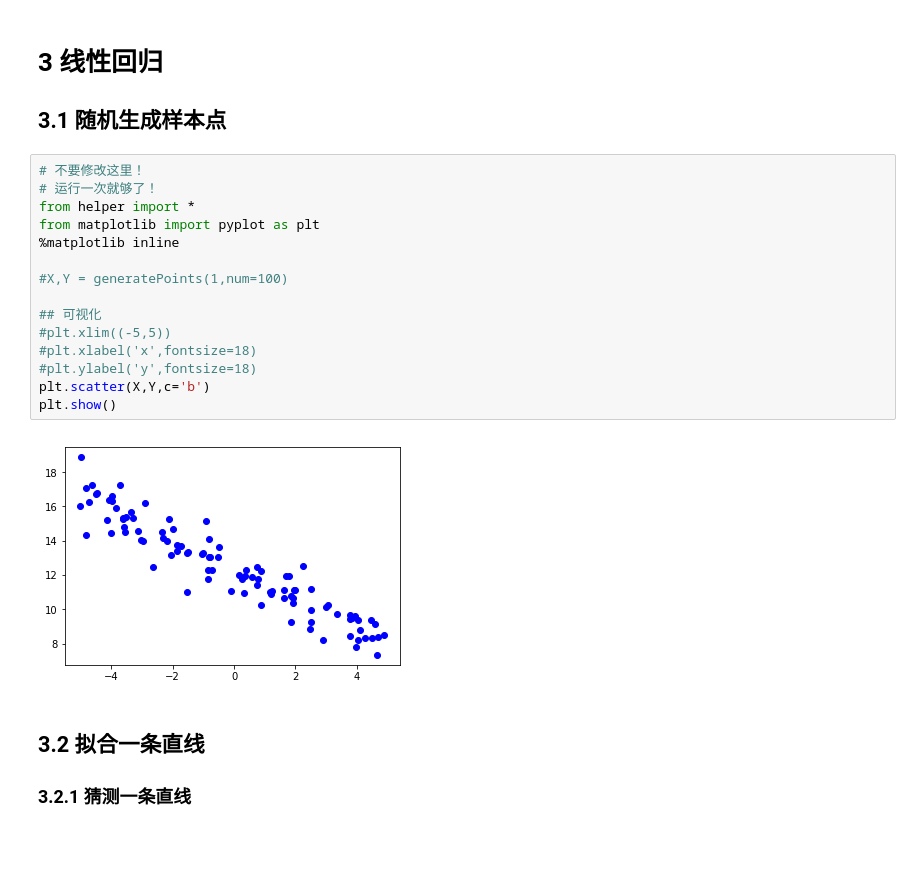
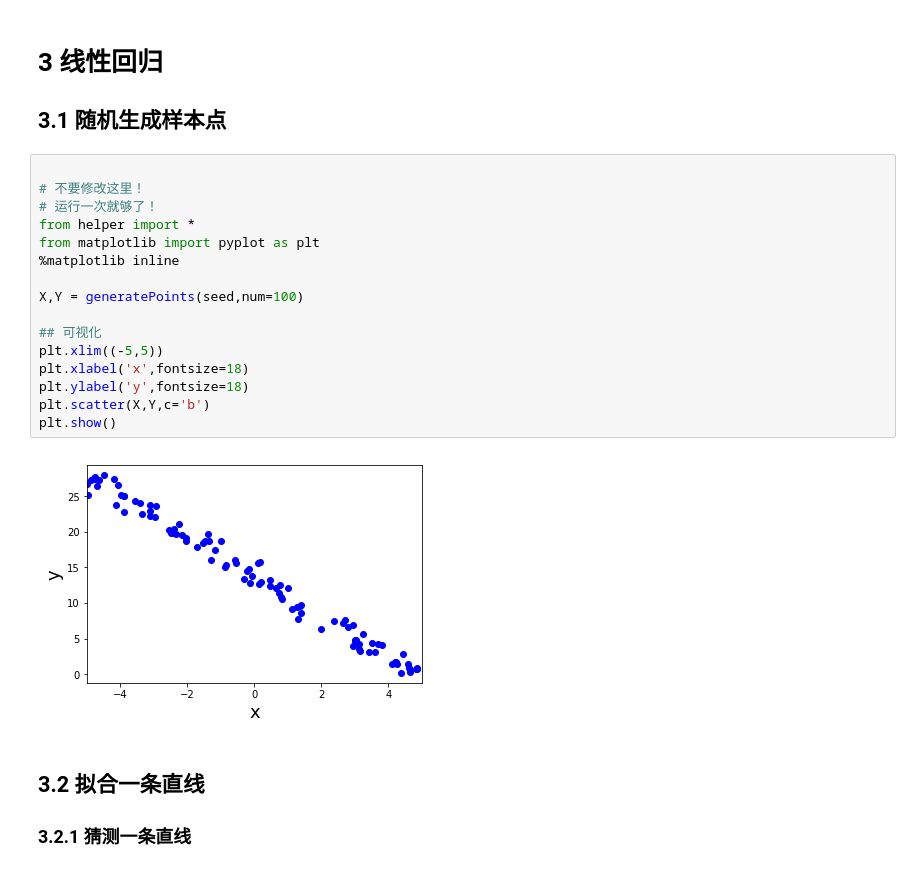
Before and after one commit to MartinSnow/linear_algebra, a Jupyter notebook: linear_regression_project.ipynb, the cells around one changed output. Drawn from its saved outputs; the diff is of its cells as text; blank space fills up the shorter version.

```diff
--- a/linear_regression_project.ipynb
+++ b/linear_regression_project.ipynb
@@ -444,22 +416,23 @@ TODO 证明：
 
 ## 3.1 随机生成样本点
 # %%
+
 # 不要修改这里！
 # 运行一次就够了！
 from helper import *
 from matplotlib import pyplot as plt
 %matplotlib inline
 
-#X,Y = generatePoints(1,num=100)
+X,Y = generatePoints(seed,num=100)
 
 ## 可视化
-#plt.xlim((-5,5))
-#plt.xlabel('x',fontsize=18)
-#plt.ylabel('y',fontsize=18)
+plt.xlim((-5,5))
+plt.xlabel('x',fontsize=18)
+plt.ylabel('y',fontsize=18)
 plt.scatter(X,Y,c='b')
 plt.show()
 # %% [output]
-[figure, old version]
+[figure, new version]
 # %% [markdown]
 ## 3.2 拟合一条直线
 
```
Also changed, not shown: parts of 25 cells of this notebook, 2 other files.
